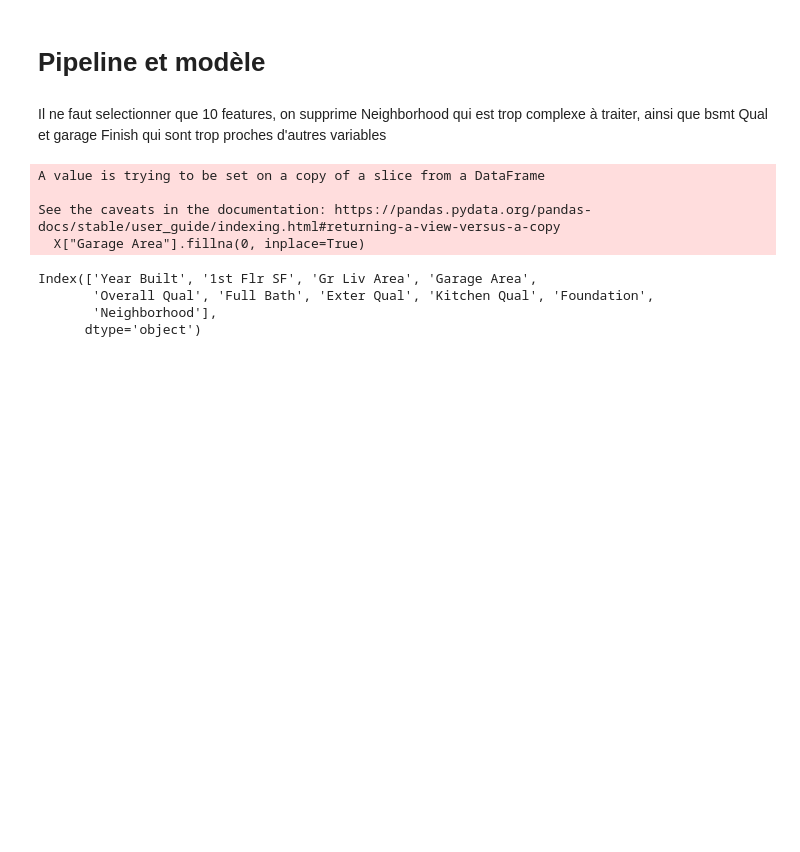
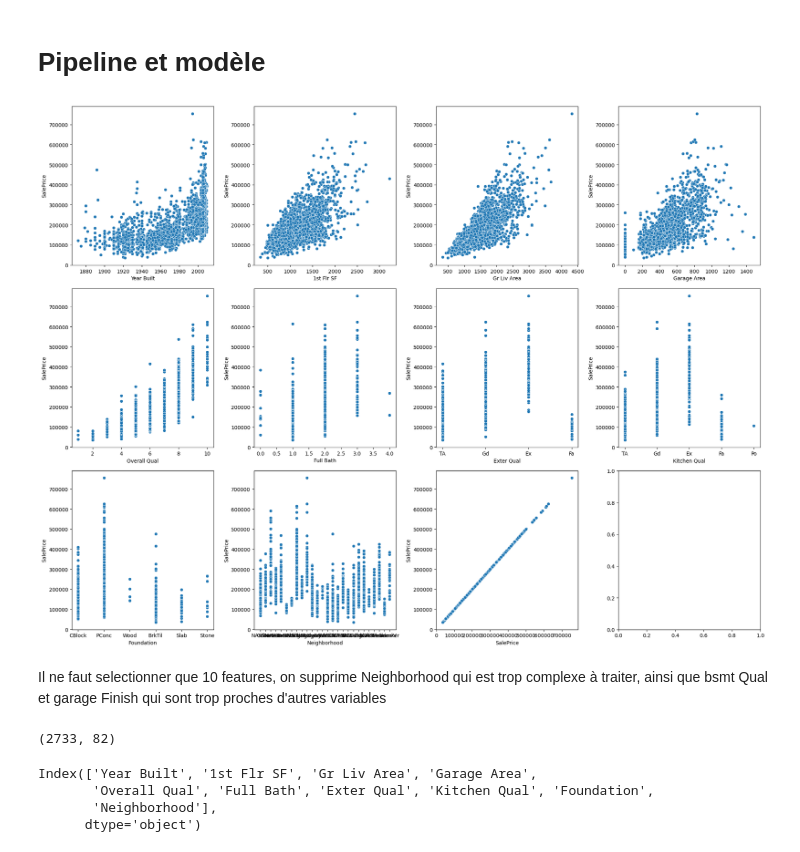
Before and after one commit to StevenDelval/E2_P3, a Jupyter notebook: analyse_model/model_ameliore.ipynb, the cells around one changed output. Saved outputs shown, nothing was run; the diff lists cells and outputs as text; code cells hidden in the pictures; blank space fills up the shorter version.

```diff
--- a/analyse_model/model_ameliore.ipynb
+++ b/analyse_model/model_ameliore.ipynb
@@ -18,5 +20,5 @@ import pickle
 df = pd.read_csv("../data/AmesHousing.csv")
 df_anormal = df[df["Sale Condition"]=="Abnorml"]
 df = df[df["Sale Condition"]!="Abnorml"]
-ngbd=list(df.Neighborhood.value_counts()[df.Neighborhood.value_counts()>1].index)
+ngbd=list(df.Neighborhood.value_counts()[df.Neighborhood.value_counts()>3].index)
 df=df.loc[df['Neighborhood'].isin(ngbd)]
@@ -23,21 +32,32 @@ df=df.loc[df['Neighborhood'].isin(ngbd)]
+# %%
+def plot_scatter_with_saleprice(df):
+    # Calculate the number of rows and columns required for subplots
+    num_rows = int(len(df.columns) / 4) + (len(df.columns) % 4 > 0)
+    num_cols = 4
+
+    # Creating subplots for numeric variables against 'SalePrice'
+    fig, axes = plt.subplots(num_rows, num_cols, figsize=(20, 5*num_rows))
+    axes = axes.flatten()
+
+    for i, col in enumerate(df.columns):
+        # Skip the scatter plot when y='SalePrice' and x='SalePrice'
+
+        sns.scatterplot(x=col, y='SalePrice', data=df, ax=axes[i])
+        axes[i].set_ylabel("SalePrice")
+
+        # # Hide any empty subplots if the number of columns is not a multiple of 4
+        # if i >= len(df.columns) - (len(df.columns) % 4):
+        #     axes[i].axis('off')
+
+    plt.tight_layout()
+    plt.show()
+# %%
+df = df[(df["Gr Liv Area"]<4000) | (df["SalePrice"]>300000)]
+df = df[df["1st Flr SF"]<3500]
+# df = df[df["Garage Area"]<1150]
+# %%
+plot_scatter_with_saleprice(pd.concat([df[all_col],df["SalePrice"]],axis=1))
+# %% [output]
+[figure, added]
 # %% [markdown]
 Il ne faut selectionner que 10 features, on supprime Neighborhood qui est trop complexe à traiter, ainsi que bsmt Qual et garage Finish qui sont trop proches d'autres variables
-# %%
-numeric_features = ["Year Built", "1st Flr SF", "Gr Liv Area", "Garage Area", "Overall Qual", "Full Bath"]
-ordinal_features = [ "Exter Qual",  "Kitchen Qual"]
-cat_feature = ["Foundation","Neighborhood"]
-all_col = numeric_features.copy()
-all_col.extend(ordinal_features)
-all_col.extend(cat_feature)
-
-X = df[all_col]
-y = np.log(df[["SalePrice"]])
-
-X["Garage Area"].fillna(0, inplace=True)
-X_anormal = df_anormal[all_col]
-y_anormal = np.log(df_anormal[["SalePrice"]])
-# %% [output]
-A value is trying to be set on a copy of a slice from a DataFrame
-
-See the caveats in the documentation: https://pandas.pydata.org/pandas-docs/stable/user_guide/indexing.html#returning-a-view-versus-a-copy
-  X["Garage Area"].fillna(0, inplace=True)
@@ -44,3 +73,7 @@ See the caveats in the documentation: https://pandas.pydata.org/pandas-docs/stab
+# %%
+df.shape
+# %% [output]
+(2733, 82)
 # %%
 X.columns
 # %% [output]
```
Also changed, not shown: parts of 18 cells of this notebook.
